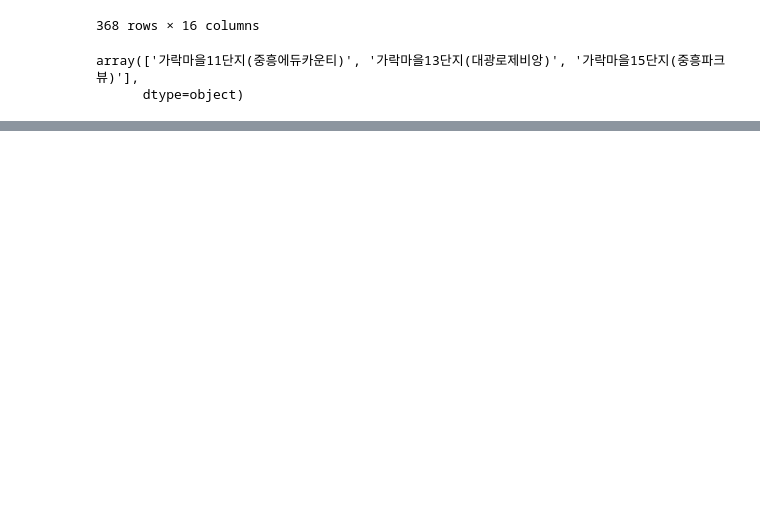
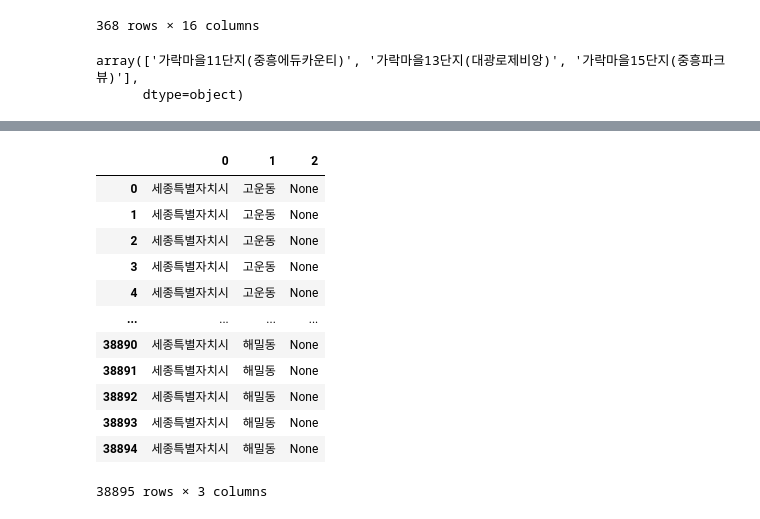
Before and after one commit to blackbutterfly0852/ADP_PRACTICE, a Jupyter notebook: 221026_데이터핸들링.ipynb, the cells around one changed output, grey strips where cells are left out. Cells and saved outputs as stored; diff of their text form; code cells hidden in the pictures; blank space fills up the shorter version.

```diff
--- a/221026_데이터핸들링.ipynb
+++ b/221026_데이터핸들링.ipynb
@@ -1050,0 +1070,7 @@ array(['가락마을11단지(중흥에듀카운티)', '가락마을13단지(대
+# %%
+# 26) 열 비교 후 최대값 출력
+import numpy as np
+# apply : 행 또는 열 방향으로 주어진 함수를 한 번에 적용
+df= pd.read_csv('data/7.세종시_아파트(전월세)_실거래가.csv')
+df.loc[[0,2,4], '전용면적(㎡)'] = 11000
+df[['전용면적(㎡)', '보증금(만원)']].apply(np.max, axis = 1)
@@ -1050,0 +1090,20 @@ array(['가락마을11단지(중흥에듀카운티)', '가락마을13단지(대
+# %%
+# 27. lambda
+# 1) lambda는 간단한 함수 개념
+# 2) map(lambda)를 사용할 때에는 시리즈 형식이어야 함 .
+# 3) map은 원소 접근이어햐 함 (시리즈)  1:1 매핑  대체 원소 -> 원소.func()
+df['시군구'].str.split(" ", expand=True)
+# %% [output]
+|  | 0 | 1 | 2 |
+| 0 | 세종특별자치시 | 고운동 | None |
+| 1 | 세종특별자치시 | 고운동 | None |
+| 2 | 세종특별자치시 | 고운동 | None |
+| 3 | 세종특별자치시 | 고운동 | None |
+| 4 | 세종특별자치시 | 고운동 | None |
+| ... | ... | ... | ... |
+| 38890 | 세종특별자치시 | 해밀동 | None |
+| 38891 | 세종특별자치시 | 해밀동 | None |
+| 38892 | 세종특별자치시 | 해밀동 | None |
+| 38893 | 세종특별자치시 | 해밀동 | None |
+| 38894 | 세종특별자치시 | 해밀동 | None |
+38895 rows × 3 columns
```
Also changed, not shown: parts of 7 cells of this notebook.
